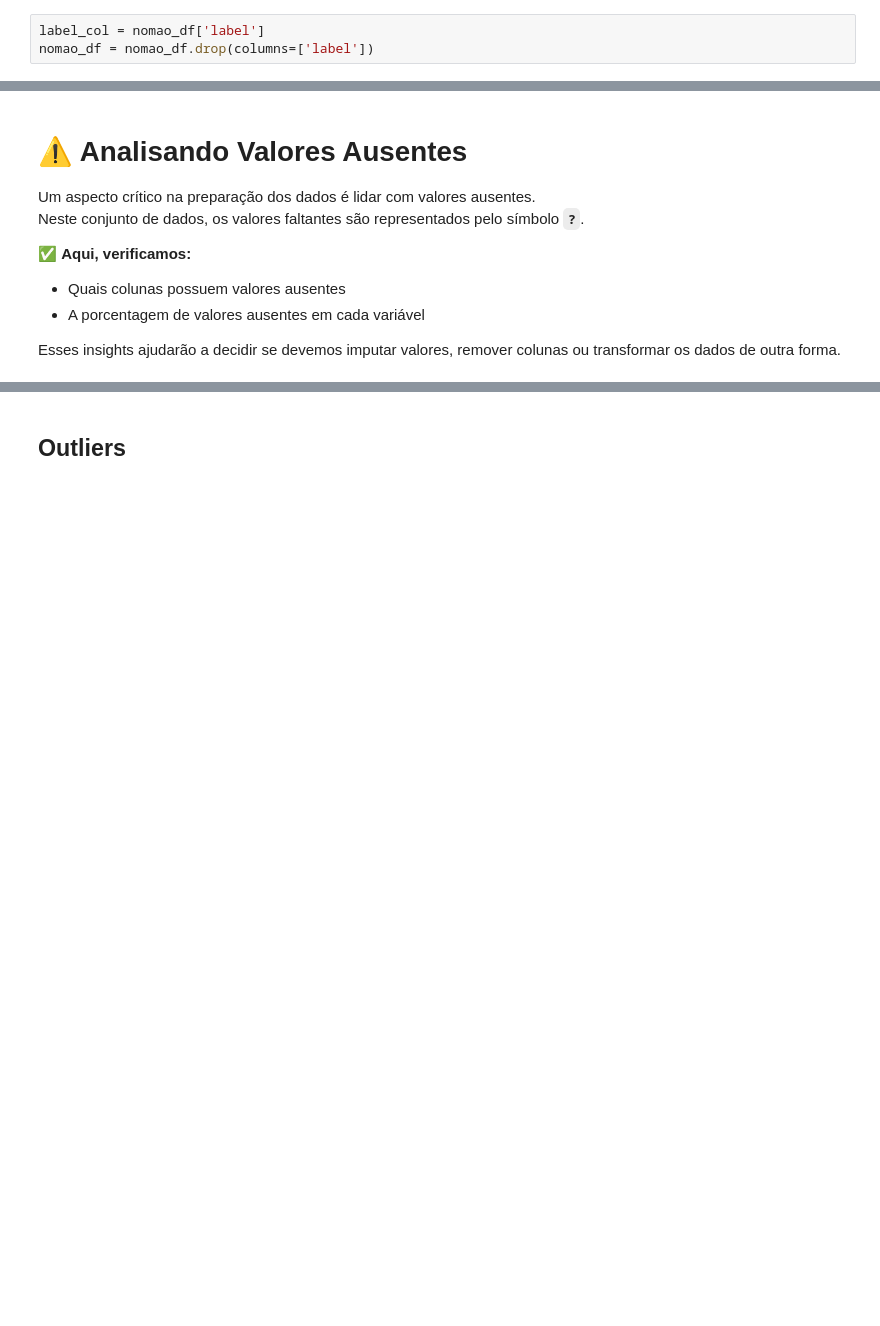
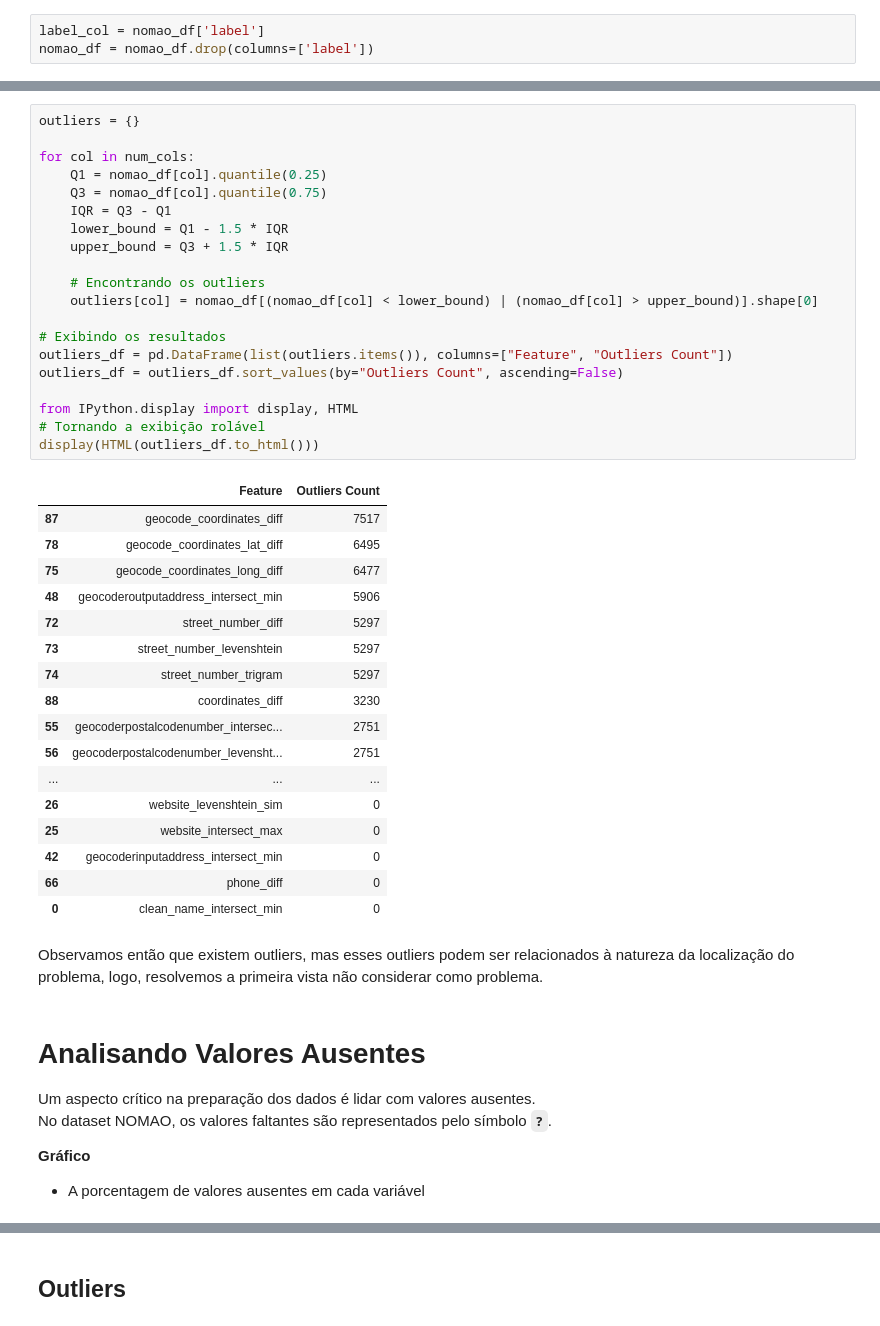
Before and after one commit to ianzin30/IF1014-Mining, a Jupyter notebook: exploratory.ipynb, the cells around one changed output, grey strips where cells are left out. Cells and saved outputs as stored; diff of their text form; blank space fills up the shorter version.

```diff
--- a/exploratory.ipynb
+++ b/exploratory.ipynb
@@ -212,12 +274,49 @@ plt.show()
+# %%
+outliers = {}
+
+for col in num_cols:
+    Q1 = nomao_df[col].quantile(0.25)
+    Q3 = nomao_df[col].quantile(0.75)
+    IQR = Q3 - Q1
+    lower_bound = Q1 - 1.5 * IQR
+    upper_bound = Q3 + 1.5 * IQR
+
+    # Encontrando os outliers
+    outliers[col] = nomao_df[(nomao_df[col] < lower_bound) | (nomao_df[col] > upper_bound)].shape[0]
+
+# Exibindo os resultados
+outliers_df = pd.DataFrame(list(outliers.items()), columns=["Feature", "Outliers Count"])
+outliers_df = outliers_df.sort_values(by="Outliers Count", ascending=False)
+
+from IPython.display import display, HTML
+# Tornando a exibição rolável
+display(HTML(outliers_df.to_html()))
+# %% [output]
+|  | Feature | Outliers Count |
+| 87 | geocode_coordinates_diff | 7517 |
+| 78 | geocode_coordinates_lat_diff | 6495 |
+| 75 | geocode_coordinates_long_diff | 6477 |
+| 48 | geocoderoutputaddress_intersect_min | 5906 |
+| 72 | street_number_diff | 5297 |
+| 73 | street_number_levenshtein | 5297 |
+| 74 | street_number_trigram | 5297 |
+| 88 | coordinates_diff | 3230 |
+| 55 | geocoderpostalcodenumber_intersec... | 2751 |
+| 56 | geocoderpostalcodenumber_levensht... | 2751 |
+| ... | ... | ... |
+| 26 | website_levenshtein_sim | 0 |
+| 25 | website_intersect_max | 0 |
+| 42 | geocoderinputaddress_intersect_min | 0 |
+| 66 | phone_diff | 0 |
+| 0 | clean_name_intersect_min | 0 |
+# %% [markdown]
+Observamos então que existem outliers, mas esses outliers podem ser relacionados à natureza da localização do problema, logo, resolvemos a primeira vista não considerar como problema.
 # %% [markdown]
-# ⚠️ Analisando Valores Ausentes
+# Analisando Valores Ausentes
 
 Um aspecto crítico na preparação dos dados é lidar com valores ausentes.
-Neste conjunto de dados, os valores faltantes são representados pelo símbolo **`?`**.
+No dataset NOMAO, os valores faltantes são representados pelo símbolo **`?`**.
 
-✅ **Aqui, verificamos:**
-- Quais colunas possuem valores ausentes
+**Gráfico**
 - A porcentagem de valores ausentes em cada variável
-
-Esses insights ajudarão a decidir se devemos imputar valores, remover colunas ou transformar os dados de outra forma.
 # %%
```
Also changed, not shown: parts of 18 cells of this notebook.
